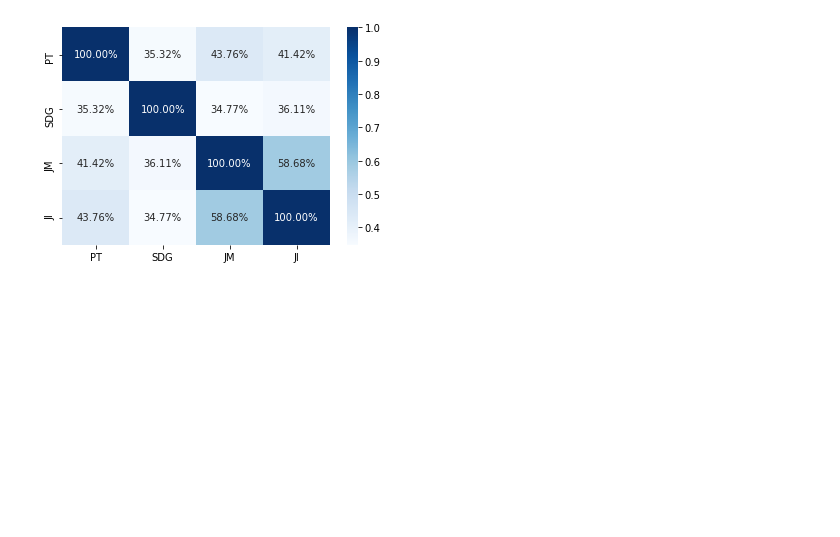
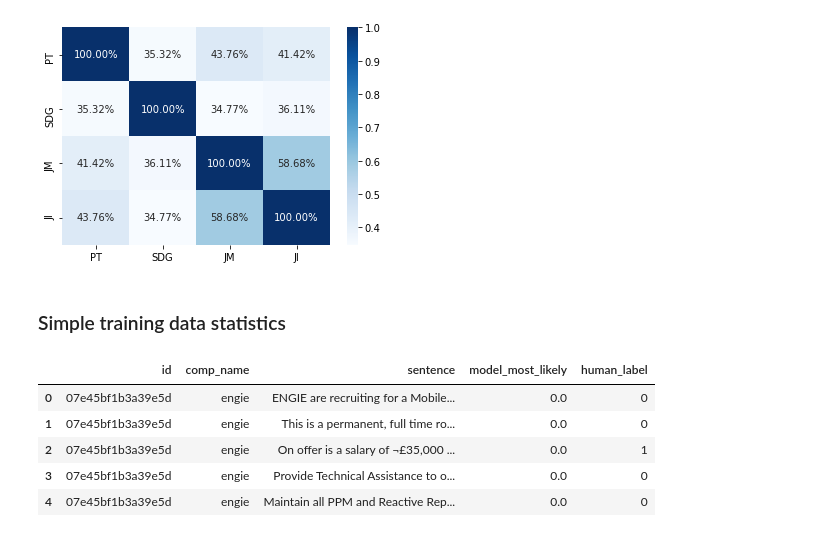
Before and after one commit to Thoma997/SDG-BERT, a Jupyter notebook: data_statistics_EDA.ipynb, the cells around one changed output. Saved outputs shown, nothing was run; the diff lists cells and outputs as text; code cells hidden in the pictures; blank space fills up the shorter version.

```diff
--- a/data_statistics_EDA.ipynb
+++ b/data_statistics_EDA.ipynb
@@ -123,3 +124,5 @@ fig = sns_plot.get_figure()
 fig.savefig("./plots/corpora_similarity_matrix.png")
 # %% [output]
 [figure]
+# %% [markdown]
+### Simple training data statistics
@@ -125,0 +136,9 @@ fig.savefig("./plots/corpora_similarity_matrix.png")
+# %%
+df.head()
+# %% [output]
+|  | id | comp_name | sentence | model_most_likely | human_label |
+| 0 | 07e45bf1b3a39e5d | engie | ENGIE are recruiting for a Mobile... | 0.0 | 0 |
+| 1 | 07e45bf1b3a39e5d | engie | This is a permanent, full time ro... | 0.0 | 0 |
+| 2 | 07e45bf1b3a39e5d | engie | On offer is a salary of ¬£35,000 ... | 0.0 | 1 |
+| 3 | 07e45bf1b3a39e5d | engie | Provide Technical Assistance to o... | 0.0 | 0 |
+| 4 | 07e45bf1b3a39e5d | engie | Maintain all PPM and Reactive Rep... | 0.0 | 0 |
```
Also changed, not shown: parts of 5 cells of this notebook, 1 other file.
